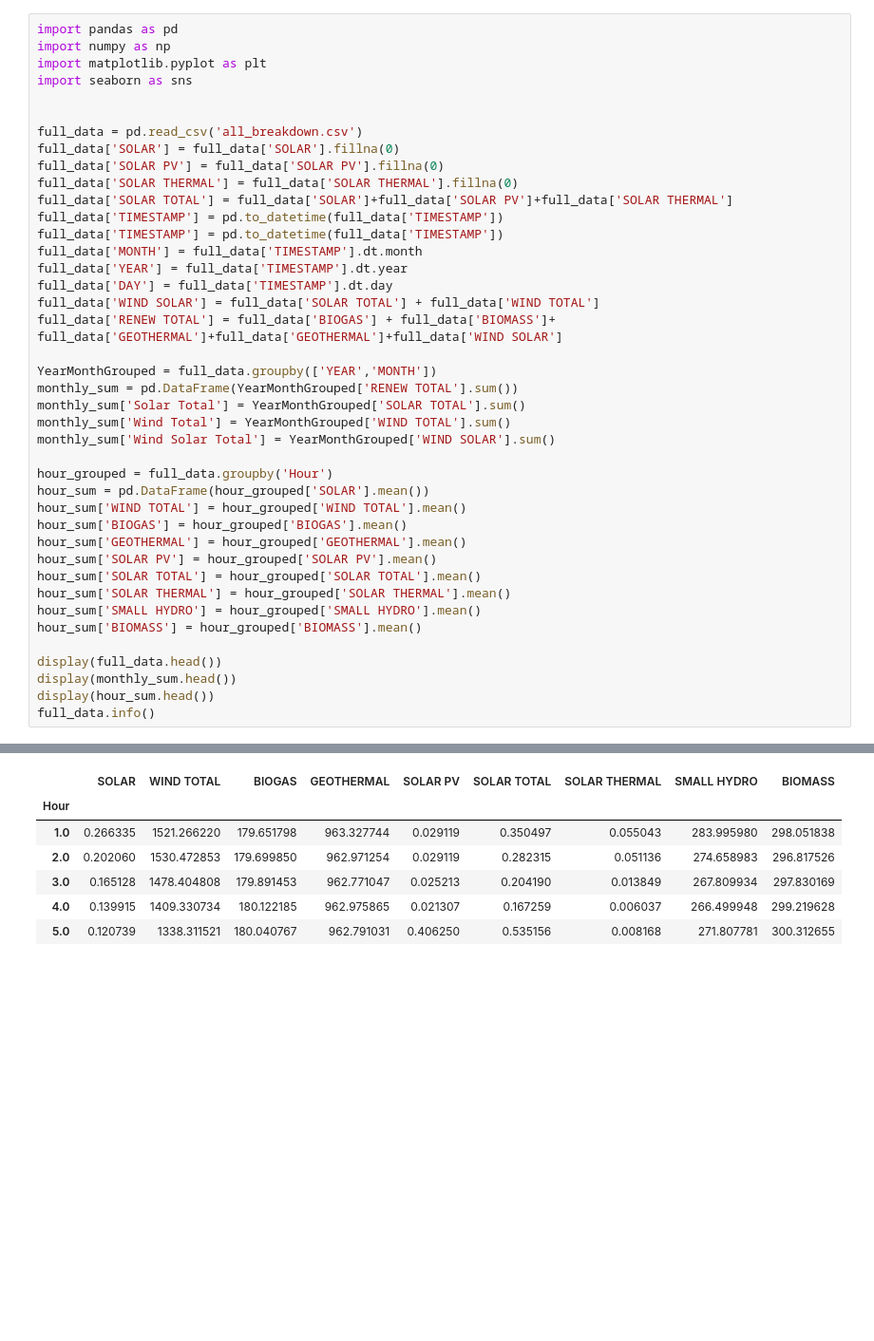
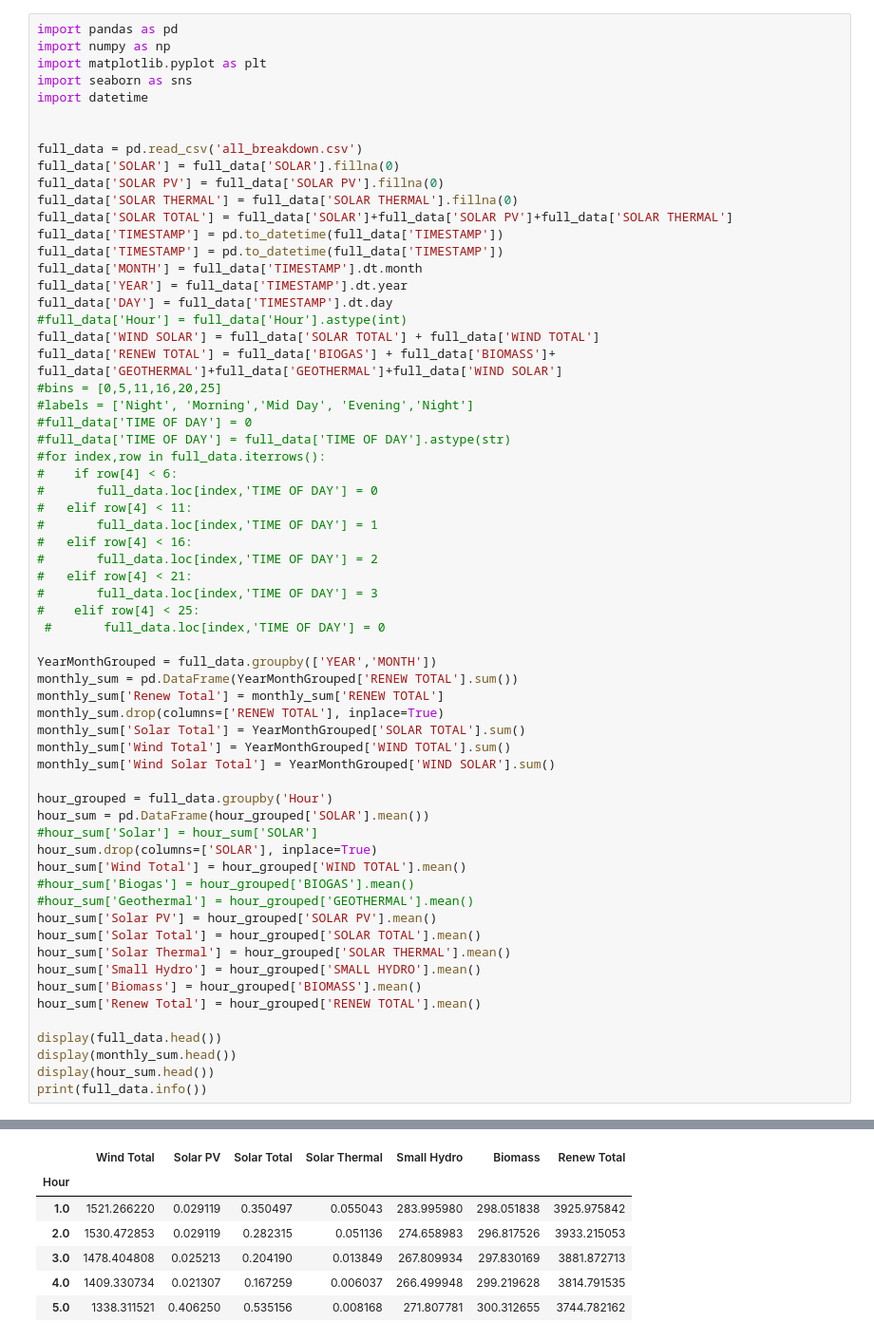
Before and after one commit to scottinsactown/California-Renewable-Energy--data-analysis, a Jupyter notebook: Project starter Book .ipynb, the cells around one changed output, grey strips where cells are left out. Shown at 95% size. Saved outputs shown, nothing was run; the diff lists cells and outputs as text; blank space fills up the shorter version.

```diff
--- a/Project starter Book .ipynb
+++ b/Project starter Book .ipynb
@@ -3,6 +3,7 @@ import pandas as pd
 import numpy as np
 import matplotlib.pyplot as plt
 import seaborn as sns
+import datetime
 
 
 full_data = pd.read_csv('all_breakdown.csv')
@@ -15,30 +16,51 @@ full_data['TIMESTAMP'] = pd.to_datetime(full_data['TIMESTAMP'])
 full_data['MONTH'] = full_data['TIMESTAMP'].dt.month
 full_data['YEAR'] = full_data['TIMESTAMP'].dt.year
 full_data['DAY'] = full_data['TIMESTAMP'].dt.day
+#full_data['Hour'] = full_data['Hour'].astype(int)
 full_data['WIND SOLAR'] = full_data['SOLAR TOTAL'] + full_data['WIND TOTAL']
 full_data['RENEW TOTAL'] = full_data['BIOGAS'] + full_data['BIOMASS']+ full_data['GEOTHERMAL']+full_data['GEOTHERMAL']+full_data['WIND SOLAR']
+#bins = [0,5,11,16,20,25]
+#labels = ['Night', 'Morning','Mid Day', 'Evening','Night']
+#full_data['TIME OF DAY'] = 0
+#full_data['TIME OF DAY'] = full_data['TIME OF DAY'].astype(str)
+#for index,row in full_data.iterrows():
+#    if row[4] < 6:
+#       full_data.loc[index,'TIME OF DAY'] = 0
+#   elif row[4] < 11:
+#       full_data.loc[index,'TIME OF DAY'] = 1
+#   elif row[4] < 16:
+#       full_data.loc[index,'TIME OF DAY'] = 2
+#   elif row[4] < 21:
+#       full_data.loc[index,'TIME OF DAY'] = 3
+#    elif row[4] < 25:
+ #       full_data.loc[index,'TIME OF DAY'] = 0
 
 YearMonthGrouped = full_data.groupby(['YEAR','MONTH'])
 monthly_sum = pd.DataFrame(YearMonthGrouped['RENEW TOTAL'].sum())
+monthly_sum['Renew Total'] = monthly_sum['RENEW TOTAL']
+monthly_sum.drop(columns=['RENEW TOTAL'], inplace=True)
 monthly_sum['Solar Total'] = YearMonthGrouped['SOLAR TOTAL'].sum()
 monthly_sum['Wind Total'] = YearMonthGrouped['WIND TOTAL'].sum()
 monthly_sum['Wind Solar Total'] = YearMonthGrouped['WIND SOLAR'].sum()
 
 hour_grouped = full_data.groupby('Hour')
 hour_sum = pd.DataFrame(hour_grouped['SOLAR'].mean())
-hour_sum['WIND TOTAL'] = hour_grouped['WIND TOTAL'].mean()
-hour_sum['BIOGAS'] = hour_grouped['BIOGAS'].mean()
-hour_sum['GEOTHERMAL'] = hour_grouped['GEOTHERMAL'].mean()
-hour_sum['SOLAR PV'] = hour_grouped['SOLAR PV'].mean()
-hour_sum['SOLAR TOTAL'] = hour_grouped['SOLAR TOTAL'].mean()
-hour_sum['SOLAR THERMAL'] = hour_grouped['SOLAR THERMAL'].mean()
-hour_sum['SMALL HYDRO'] = hour_grouped['SMALL HYDRO'].mean()
-hour_sum['BIOMASS'] = hour_grouped['BIOMASS'].mean()
+#hour_sum['Solar'] = hour_sum['SOLAR']
+hour_sum.drop(columns=['SOLAR'], inplace=True)
+hour_sum['Wind Total'] = hour_grouped['WIND TOTAL'].mean()
+#hour_sum['Biogas'] = hour_grouped['BIOGAS'].mean()
+#hour_sum['Geothermal'] = hour_grouped['GEOTHERMAL'].mean()
+hour_sum['Solar PV'] = hour_grouped['SOLAR PV'].mean()
+hour_sum['Solar Total'] = hour_grouped['SOLAR TOTAL'].mean()
+hour_sum['Solar Thermal'] = hour_grouped['SOLAR THERMAL'].mean()
+hour_sum['Small Hydro'] = hour_grouped['SMALL HYDRO'].mean()
+hour_sum['Biomass'] = hour_grouped['BIOMASS'].mean()
+hour_sum['Renew Total'] = hour_grouped['RENEW TOTAL'].mean()
 
 display(full_data.head())
 display(monthly_sum.head())
 display(hour_sum.head())
-full_data.info()
+print(full_data.info())
 # %% [output]
 |  | TIMESTAMP | BIOGAS | BIOMASS | GEOTHERMAL | Hour | SMALL HYDRO | SOLAR | SOLAR PV | SOLAR THERMAL | ... |
 | 0 | 2011-07-21 00:00:00 | 177.0 | 372.0 | 984.0 | 1.0 | 516.0 | 0.0 | 0.0 | 0.0 | ... |
@@ -50,16 +72,16 @@ full_data.info()
 | YEAR | MONTH |  |  |  |  |
 | 2010 | 4 | 911869.0 | 27307.0 | 208245.0 | 235552.0 |
 |  | 5 | 2610401.0 | 101640.0 | 665327.0 | 766967.0 |
 |  | 6 | 2806834.0 | 131065.0 | 805400.0 | 936465.0 |
 |  | 7 | 2912108.0 | 130052.0 | 842461.0 | 972513.0 |
 |  | 8 | 2665302.0 | 118890.0 | 680201.0 | 799091.0 |
-|  | SOLAR | WIND TOTAL | BIOGAS | GEOTHERMAL | SOLAR PV | SOLAR TOTAL | SOLAR THERMAL | SMALL HYDRO | BIOMASS |
-| Hour |  |  |  |  |  |  |  |  |  |
-| 1.0 | 0.266335 | 1521.266220 | 179.651798 | 963.327744 | 0.029119 | 0.350497 | 0.055043 | 283.995980 | 298.051838 |
-| 2.0 | 0.202060 | 1530.472853 | 179.699850 | 962.971254 | 0.029119 | 0.282315 | 0.051136 | 274.658983 | 296.817526 |
-| 3.0 | 0.165128 | 1478.404808 | 179.891453 | 962.771047 | 0.025213 | 0.204190 | 0.013849 | 267.809934 | 297.830169 |
-| 4.0 | 0.139915 | 1409.330734 | 180.122185 | 962.975865 | 0.021307 | 0.167259 | 0.006037 | 266.499948 | 299.219628 |
-| 5.0 | 0.120739 | 1338.311521 | 180.040767 | 962.791031 | 0.406250 | 0.535156 | 0.008168 | 271.807781 | 300.312655 |
+|  | Wind Total | Solar PV | Solar Total | Solar Thermal | Small Hydro | Biomass | Renew Total |
+| Hour |  |  |  |  |  |  |  |
+| 1.0 | 1521.266220 | 0.029119 | 0.350497 | 0.055043 | 283.995980 | 298.051838 | 3925.975842 |
+| 2.0 | 1530.472853 | 0.029119 | 0.282315 | 0.051136 | 274.658983 | 296.817526 | 3933.215053 |
+| 3.0 | 1478.404808 | 0.025213 | 0.204190 | 0.013849 | 267.809934 | 297.830169 | 3881.872713 |
+| 4.0 | 1409.330734 | 0.021307 | 0.167259 | 0.006037 | 266.499948 | 299.219628 | 3814.791535 |
+| 5.0 | 1338.311521 | 0.406250 | 0.535156 | 0.008168 | 271.807781 | 300.312655 | 3744.782162 |
 <class 'pandas.core.frame.DataFrame'>
 RangeIndex: 67584 entries, 0 to 67583
 Data columns (total 16 columns):
```
Also changed, not shown: parts of 18 cells of this notebook.
